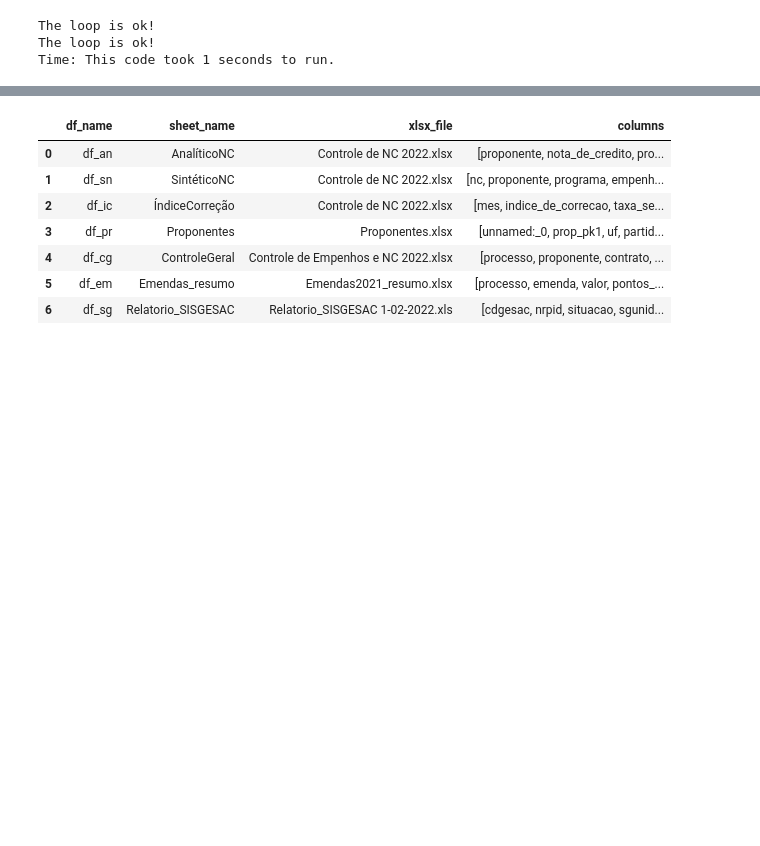
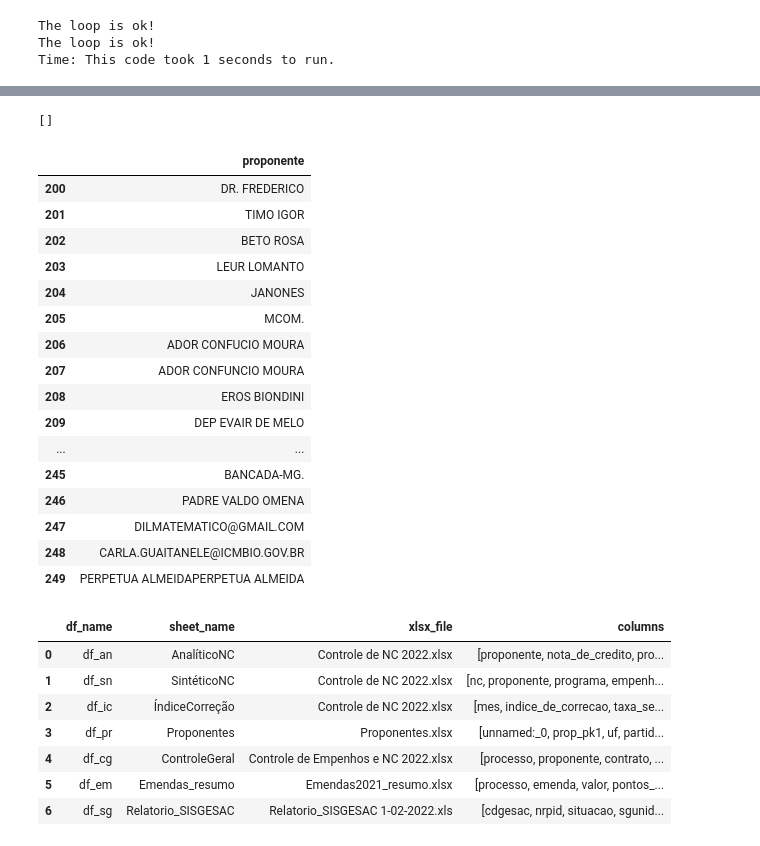
Before and after one commit to robertomdiniz5/Projeto-Controle-Financeiro-GESAC, a Jupyter notebook: controle_financeiro_gesac.ipynb, the cells around one changed output, grey strips where cells are left out. Saved outputs shown, nothing was run; the diff lists cells and outputs as text; code cells hidden in the pictures; blank space fills up the shorter version.

```diff
--- a/controle_financeiro_gesac.ipynb
+++ b/controle_financeiro_gesac.ipynb
@@ -265,8 +265,8 @@ def filter_key(x):
     return (x==lst_pr[0])|(x==lst_pr[1])|(x==lst_pr[2])|(x==lst_pr[3])|(x==lst_pr[4])
 
 for df in lst_df:
-    lst_prop_pk1 = []
-    lst_prop_pk2 = []
+    lst_prop_pk1 = []    return (x==lst_pr[0])|(x==lst_pr[1])|(x==lst_pr[2])|(x==lst_pr[3])|(x==lst_pr[4])
+_pk2 = []
     for index,value in enumerate(df.proponente):
         filt_finding_key =  filter_key(df.proponente.iloc[index])
         result1 = str(df_pr.loc[filt_finding_key].prop_pk1.values).strip("[']")
@@ -411,23 +413,16 @@ for df in dfs:
         else:pass
 
 print('DF COM OS PROPONENTES QUE NÃO APRESENTARAM CORRESPONDÊNCIA COM A COLUNA DO NOME CIVIL:')
-df_pr_nokey = pd.DataFrame()
-df_pr_nokey['prop_nokey']= lst_no_cv_name
-df_pr_nokey['prop_pk1']= ''
-df_pr_nokey['orgao']=''
-df_pr_nokey['uf']=''
-df_pr_nokey['partido']=''
+df_nk = pd.DataFrame()
+df_nk['proponente']= lst_no_cv_name
 
 save = True
 if save == True:
     %mkdir trash
-    df_pr_nokey.to_excel('trash/props_with_no_key.xlsx')
+    df_nk.to_excel('trash/props_with_no_key.xlsx')
 else:pass
 
 end_time = time(); print(f'Time: This code took {ceil(end_time-start_time)} seconds to run.'); total_time += end_time-start_time
-
-#df_em.loc[df_em.prop_pk1!='']['prop_pk1']
-df_pr_nokey.prop_nokey.unique()
 # %% [output]
 DF COM OS PROPONENTES QUE NÃO APRESENTARAM CORRESPONDÊNCIA COM A COLUNA DO NOME CIVIL:
 mkdir: cannot create directory ‘trash’: File exists
@@ -483,3 +430,42 @@ Time: This code took 14 seconds to run.
+# %%
+lst_pr = (df_pr['prop_pk1'], df_pr['prop_1'],df_pr['prop_2'], df_pr['prop_3'],df_pr['prop_4'])
+
+def filter_try(x):
+    return (x==lst_pr[0])|(x==lst_pr[1])|(x==lst_pr[2])|(x==lst_pr[3])|(x==lst_pr[4])
+
+lst_pk1 = []
+lst_pk2 = []
+
+for index,value in enumerate(df_nk):
+    filt_finding_key =  filter_try(df_nk.proponente.iloc[index])
+    result1 = str(df_pr.loc[filt_finding_key].prop_pk1.values).strip("[']")
+    result2 = str(df_pr.loc[filt_finding_key].prop_pk2.values).strip("[']")
+    print(result1)
+    print(result2)
+
+print(lst_pk1)
+# %% [output]
+[]
+# %%
+df_nk.iloc[-50:]
+# %% [output]
+|  | proponente |
+| 200 | DR. FREDERICO |
+| 201 | TIMO IGOR |
+| 202 | BETO ROSA |
+| 203 | LEUR LOMANTO |
+| 204 | JANONES |
+| 205 | MCOM. |
+| 206 | ADOR CONFUCIO MOURA |
+| 207 | ADOR CONFUNCIO MOURA |
+| 208 | EROS BIONDINI |
+| 209 | DEP EVAIR DE MELO |
+| ... | ... |
+| 245 | BANCADA-MG. |
+| 246 | PADRE VALDO OMENA |
+| 247 | DILMATEMATICO@GMAIL.COM |
+| 248 | CARLA.GUAITANELE@ICMBIO.GOV.BR |
+| 249 | PERPETUA ALMEIDAPERPETUA ALMEIDA |
 # %%
 %rm -r Data_Dictionary
 %mkdir Data_Dictionary
```
Also changed, not shown: parts of 10 cells of this notebook, 18 other files.
